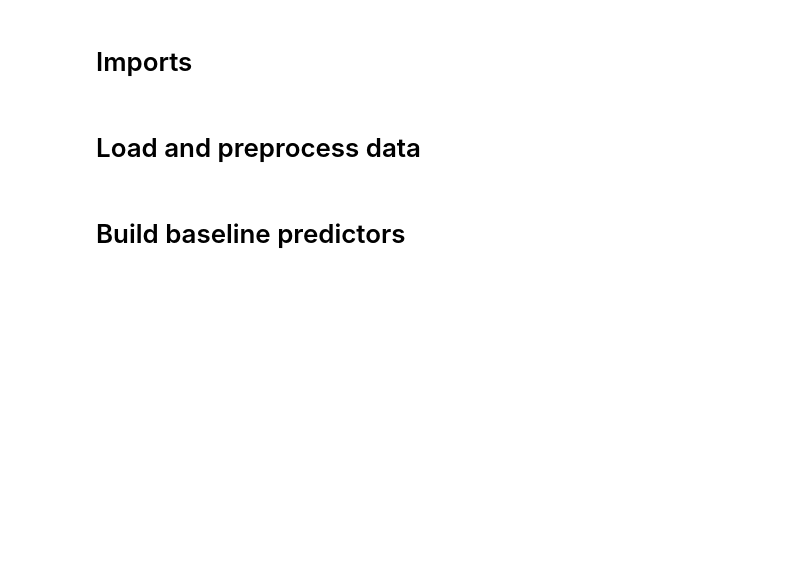
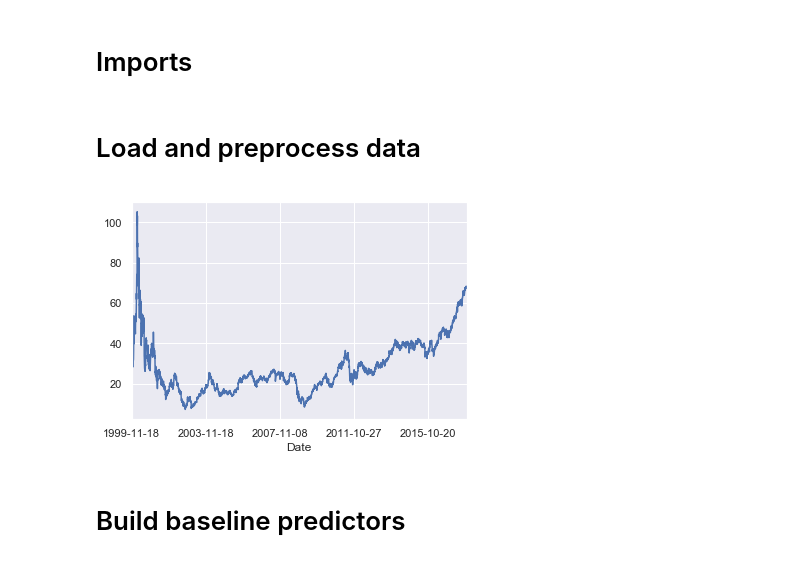
Before and after one commit to janlucasdeinhard/pyfiles, a Jupyter notebook: 10_PROJECT_STOCKPRED/STOCKSDATA_INVESTOR__v00.ipynb, the cells around one changed output. Cells and saved outputs as stored; diff of their text form; code cells hidden in the pictures; blank space fills up the shorter version.

```diff
--- a/10_PROJECT_STOCKPRED/STOCKSDATA_INVESTOR__v00.ipynb
+++ b/10_PROJECT_STOCKPRED/STOCKSDATA_INVESTOR__v00.ipynb
@@ -30,4 +32,9 @@ rootpath = '..\\..\\TF_data\\STOCKDATA\\Data\\Stocks\\'
 available_indices = os.listdir(rootpath)
 # %%
 bf = pd.read_csv(rootpath+available_indices[0]).set_index(['Date'])
+# %%
+bf['Open'].plot()
+plt.show()
+# %% [output]
+[figure, added]
 # %%
```
Also changed, not shown: parts of 13 cells of this notebook.
